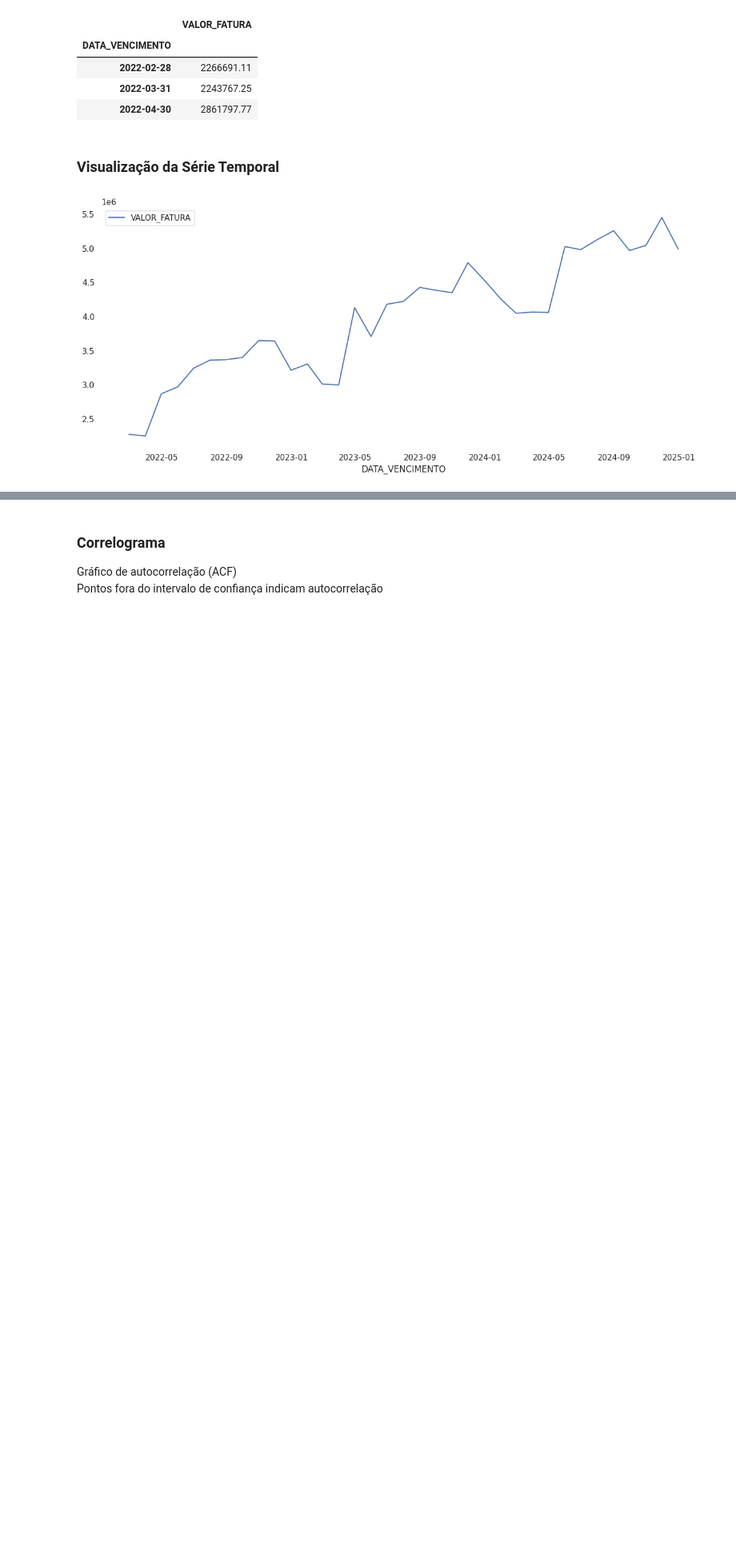
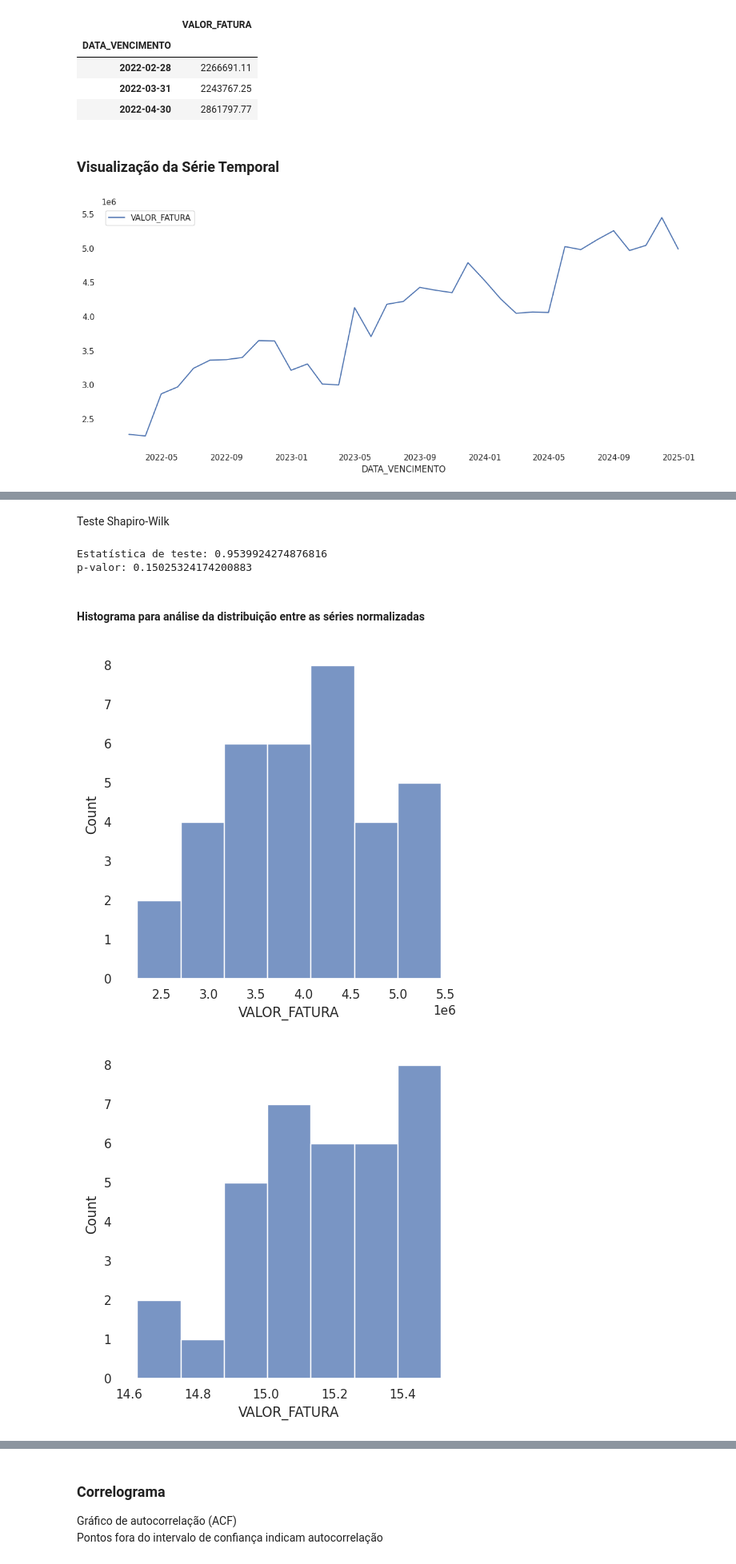
Before and after one commit to redsonlopez/forecast_water, a Jupyter notebook: notebooks/models/forecast_water.ipynb, the cells around one changed output, grey strips where cells are left out. Shown at 80% size. Drawn from its saved outputs; the diff is of its cells as text; code cells hidden in the pictures; blank space fills up the shorter version.

```diff
--- a/notebooks/models/forecast_water.ipynb
+++ b/notebooks/models/forecast_water.ipynb
@@ -50,0 +111,3 @@ sns.lineplot(df);
+# %%
+df_square = np.sign(df)*abs(df)**(1/3)
+df_square.head(3)
@@ -50,0 +120,18 @@ sns.lineplot(df);
+# %% [markdown]
+Teste Shapiro-Wilk
+# %%
+e, p = stats.shapiro(df_square)
+print('Estatística de teste: {}'.format(e))
+print('p-valor: {}'.format(p))
+# %% [output]
+Estatística de teste: 0.9539924274876816
+p-valor: 0.15025324174200883
+# %% [markdown]
+#### Histograma para análise da distribuição entre as séries normalizadas
+# %%
+series = [df, df_log, df_square]
+for i in series:
+    sns.displot(i["VALOR_FATURA"]);
+# %% [output]
+[figure, added]
+[figure, added]
```
Also changed, not shown: parts of 22 cells of this notebook.
